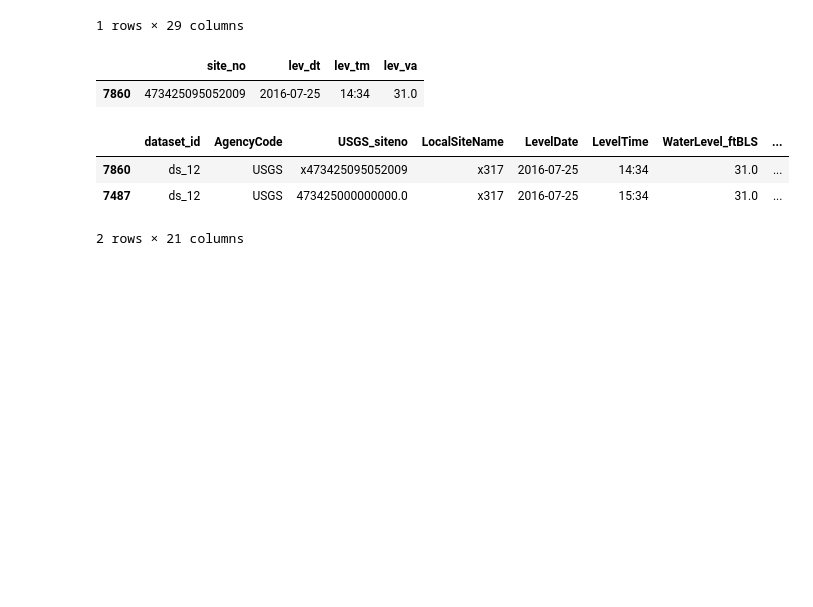
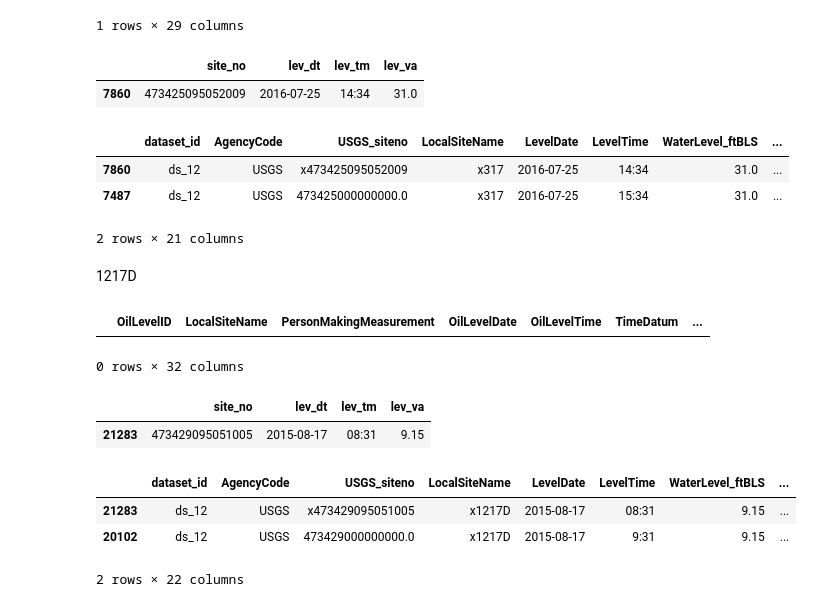
Before and after one commit to BojanMilinic/bemidji, a Jupyter notebook: 03_master_oil_water_level.ipynb, the cells around one changed output. Drawn from its saved outputs; the diff is of its cells as text; code cells hidden in the pictures; blank space fills up the shorter version.

```diff
--- a/03_master_oil_water_level.ipynb
+++ b/03_master_oil_water_level.ipynb
@@ -2372,3 +1917,30 @@ display(chk)
 | 7860 | ds_12 | USGS | x473425095052009 | x317 | 2016-07-25 | 14:34 | 31.0 | ... |
 | 7487 | ds_12 | USGS | 473425000000000.0 | x317 | 2016-07-25 | 15:34 | 31.0 | ... |
 2 rows × 21 columns
+# %% [markdown]
+1217D
+# %%
+# set up vars
+my_date = '2015-08-17'
+my_site_local = '1217D'
+my_site_long = '473429095051005'
+
+chk = tblOilLevels.copy()
+chk = chk.loc[(chk['OilLevelDate']==my_date) & (chk['LocalSiteName']== my_site_local)]
+display(chk)
+
+chk = dfwl[['site_no', 'lev_dt', 'lev_tm', 'lev_va']].copy()
+chk = chk.loc[(chk['site_no']==my_site_long)&(chk['lev_dt']==my_date)]
+display(chk)
+
+chk = dfcompare.loc[(dfcompare['LevelDate']==my_date) & (dfcompare['LocalSiteName']==('x'+ my_site_local))].copy()
+display(chk)
+# %% [output]
+|  | OilLevelID | LocalSiteName | PersonMakingMeasurement | OilLevelDate | OilLevelTime | TimeDatum | ... |
+0 rows × 32 columns
+|  | site_no | lev_dt | lev_tm | lev_va |
+| 21283 | 473429095051005 | 2015-08-17 | 08:31 | 9.15 |
+|  | dataset_id | AgencyCode | USGS_siteno | LocalSiteName | LevelDate | LevelTime | WaterLevel_ftBLS | ... |
+| 21283 | ds_12 | USGS | x473429095051005 | x1217D | 2015-08-17 | 08:31 | 9.15 | ... |
+| 20102 | ds_12 | USGS | 473429000000000.0 | x1217D | 2015-08-17 | 9:31 | 9.15 | ... |
+2 rows × 22 columns
```
Also changed, not shown: parts of 46 cells of this notebook.
